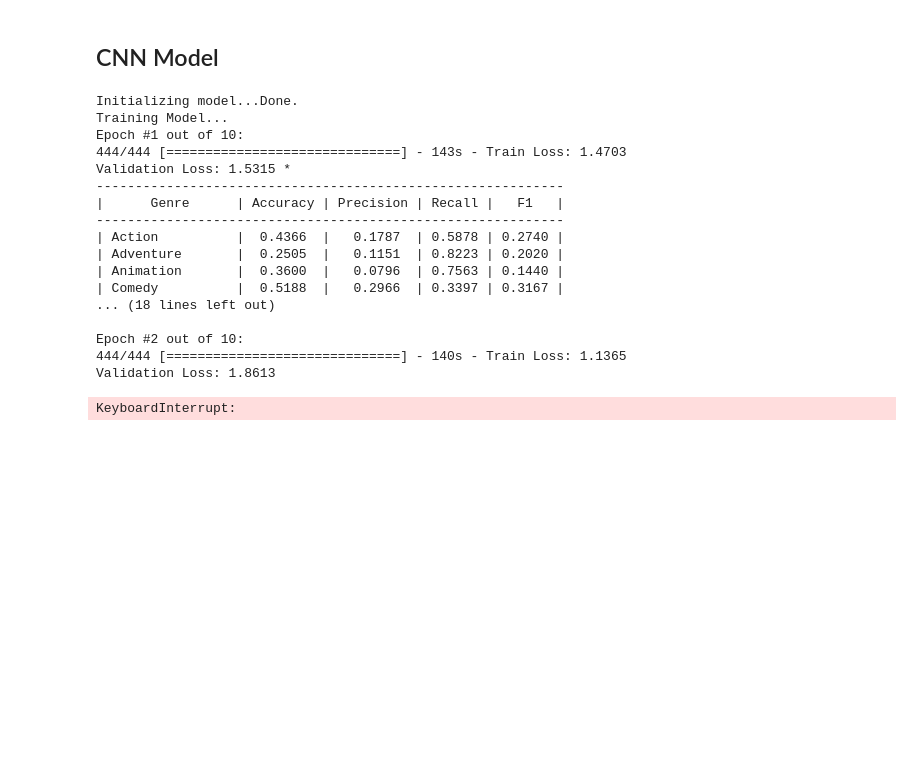
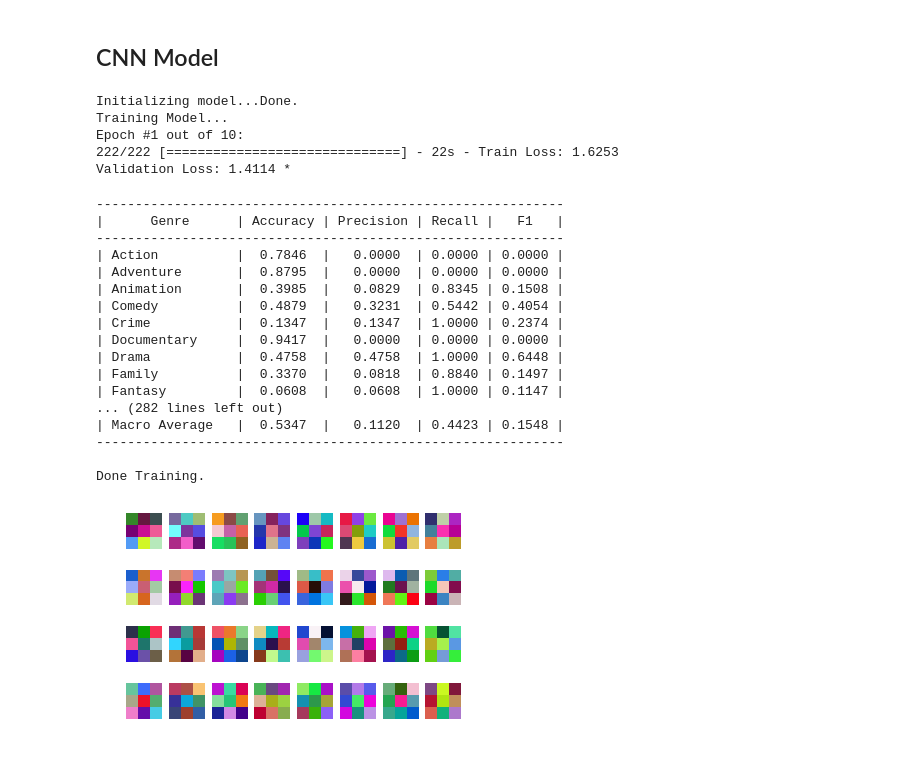
Before and after one commit to hsmall/CS231N-MoviePosters, a Jupyter notebook: experiments.ipynb, the cells around one changed output. Drawn from its saved outputs; the diff is of its cells as text; code cells hidden in the pictures; blank space fills up the shorter version.

```diff
--- a/experiments.ipynb
+++ b/experiments.ipynb
@@ -196,7 +180,7 @@ model.train(
     train_dataset,
     valid_dataset,
     num_epochs = 10,
-    batch_size = 50,
+    batch_size = 100,
     eta = 1e-4,
     saving = False,
     verbose = True,
@@ -205,18 +189,39 @@ model.train(
 Initializing model...Done.
 Training Model...
 Epoch #1 out of 10:
-444/444 [==============================] - 143s - Train Loss: 1.4703
-Validation Loss: 1.5315 *
-------------------------------------------------------------
-|      Genre      | Accuracy | Precision | Recall |   F1   |
-------------------------------------------------------------
-| Action          |  0.4366  |   0.1787  | 0.5878 | 0.2740 |
-| Adventure       |  0.2505  |   0.1151  | 0.8223 | 0.2020 |
-| Animation       |  0.3600  |   0.0796  | 0.7563 | 0.1440 |
-| Comedy          |  0.5188  |   0.2966  | 0.3397 | 0.3167 |
-... (18 lines left out)
-
-Epoch #2 out of 10:
-444/444 [==============================] - 140s - Train Loss: 1.1365
-Validation Loss: 1.8613
+222/222 [==============================] - 22s - Train Loss: 1.6253
+Validation Loss: 1.4114 *
-KeyboardInterrupt:
+------------------------------------------------------------
+|      Genre      | Accuracy | Precision | Recall |   F1   |
+------------------------------------------------------------
+| Action          |  0.7846  |   0.0000  | 0.0000 | 0.0000 |
+| Adventure       |  0.8795  |   0.0000  | 0.0000 | 0.0000 |
+| Animation       |  0.3985  |   0.0829  | 0.8345 | 0.1508 |
+| Comedy          |  0.4879  |   0.3231  | 0.5442 | 0.4054 |
+| Crime           |  0.1347  |   0.1347  | 1.0000 | 0.2374 |
+| Documentary     |  0.9417  |   0.0000  | 0.0000 | 0.0000 |
+| Drama           |  0.4758  |   0.4758  | 1.0000 | 0.6448 |
+| Family          |  0.3370  |   0.0818  | 0.8840 | 0.1497 |
+| Fantasy         |  0.0608  |   0.0608  | 1.0000 | 0.1147 |
+... (282 lines left out)
+| Macro Average   |  0.5347  |   0.1120  | 0.4423 | 0.1548 |
+------------------------------------------------------------
+
+Done Training.
+# %%
+graph = tf.get_default_graph()
+
+#for n in graph.as_graph_def().node:
+#    print(n.name)
+
+W = graph.get_tensor_by_name('conv2d/kernel:0').eval(session=model.session)
+
+W_min, W_max = np.min(W), np.max(W)
+for i in range(W.shape[-1]):
+    plt.subplot(4, 8, i + 1)
+    # Rescale the weights to be between 0 and 255
+    W_img = 255.0 * (W[:, :, :, i].squeeze() - W_min) / (W_max - W_min)
+    plt.imshow(W_img.astype('uint8'))
+    plt.axis('off')
+# %% [output]
+[figure, added]
```
Also changed, not shown: parts of 2 cells of this notebook, 2 other files.
